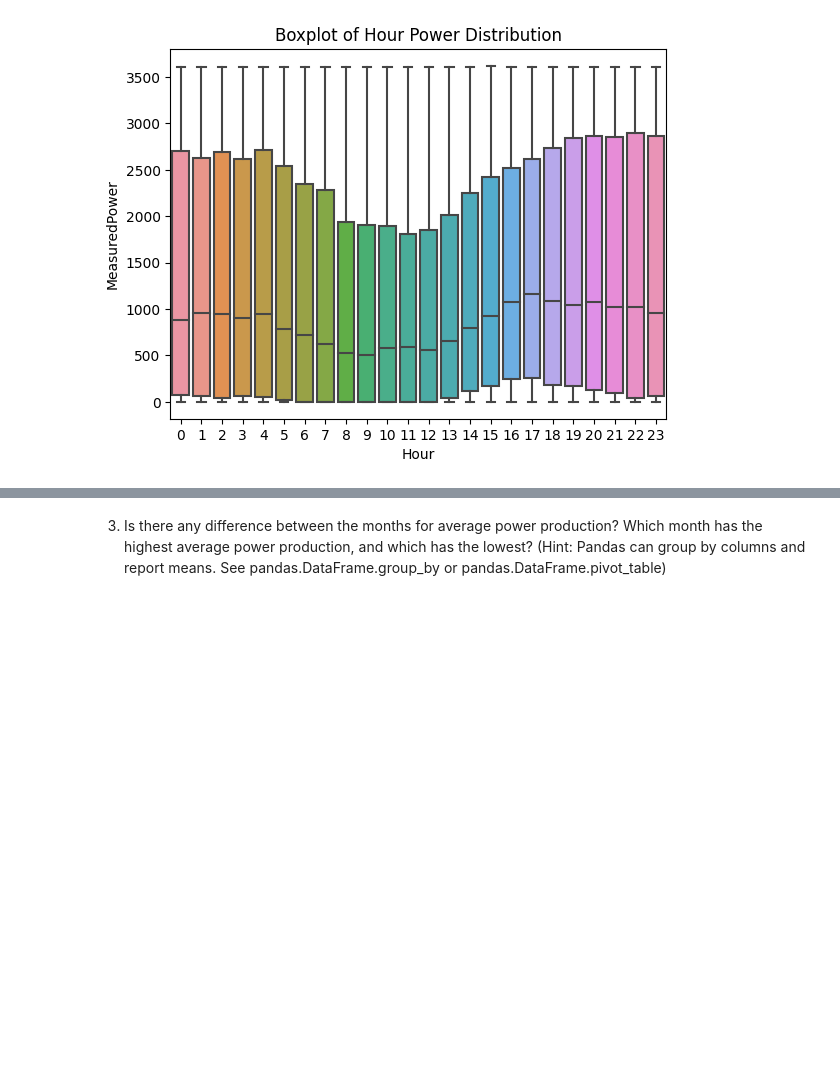
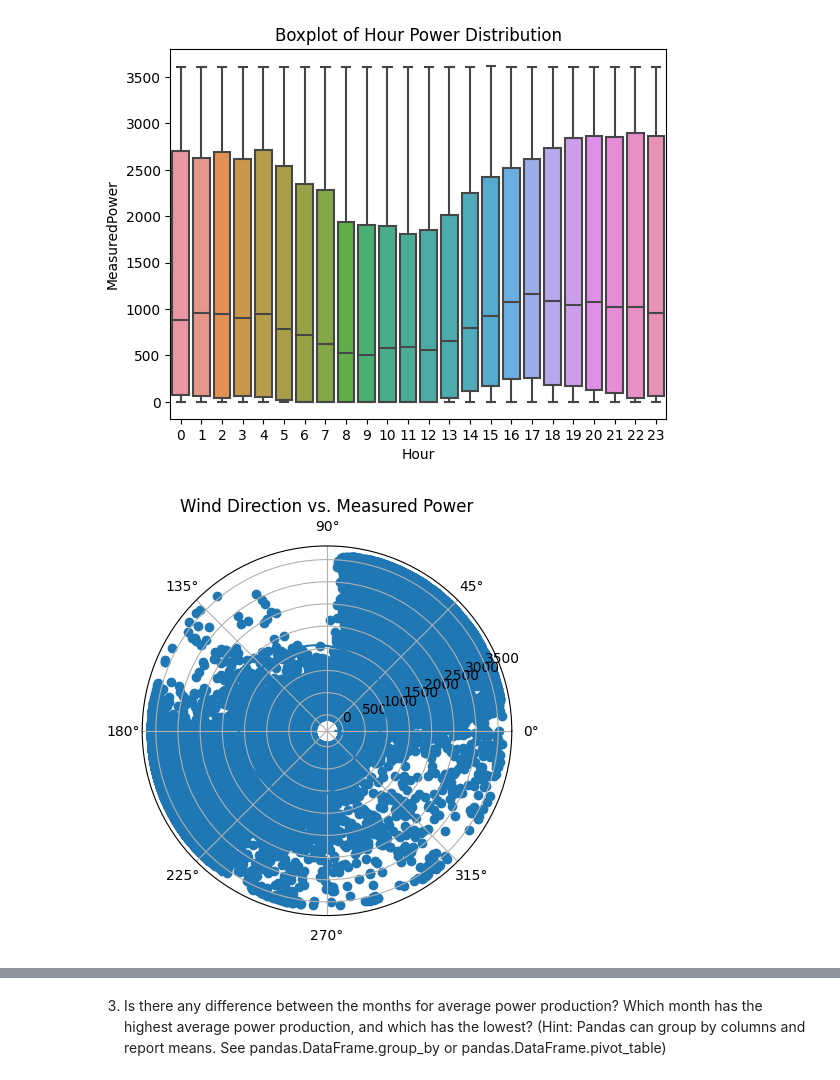
Before and after one commit to btschneid/TheVisionariesProject, a Jupyter notebook: model.ipynb, the cells around one changed output, grey strips where cells are left out. Drawn from its saved outputs; the diff is of its cells as text; code cells hidden in the pictures; blank space fills up the shorter version.

```diff
--- a/model.ipynb
+++ b/model.ipynb
@@ -81,3 +92,21 @@ plt.title("Boxplot of Hour Power Distribution")
 plt.show()
 # %% [output]
 [figure]
+# %%
+import numpy as np
+
+theta = np.radians(df["WindDirection"])
+
+fit = np.polyfit(theta, df["MeasuredPower"], 2)
+
+x = np.linspace(0, 2*np.pi, 100)
+y = fit[0]*x**2 + fit[1]*x + fit[2]
+
+ax = plt.subplot(111, projection='polar')
+ax.scatter(theta, df["MeasuredPower"])
+ax.plot(x, y)
+ax.set_title("Wind Direction vs. Measured Power")
+
+plt.show()
+# %% [output]
+[figure, added]
```
Also changed, not shown: parts of 5 cells of this notebook.
